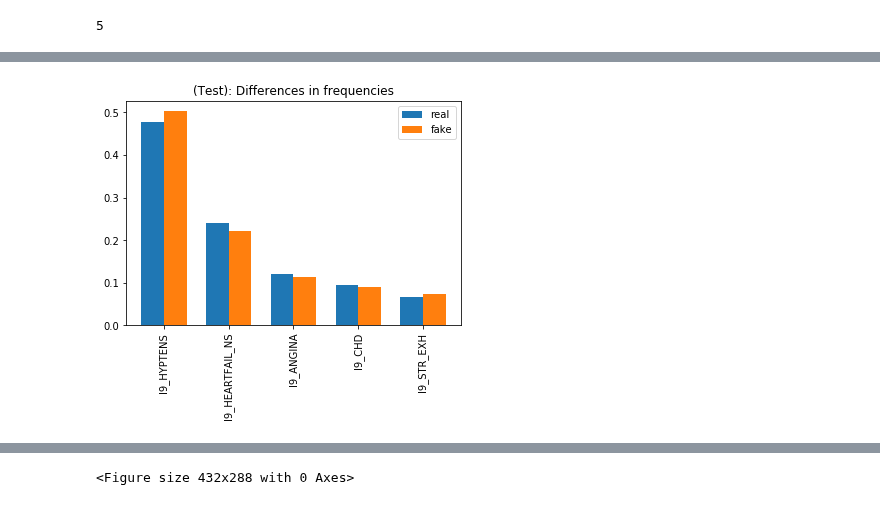
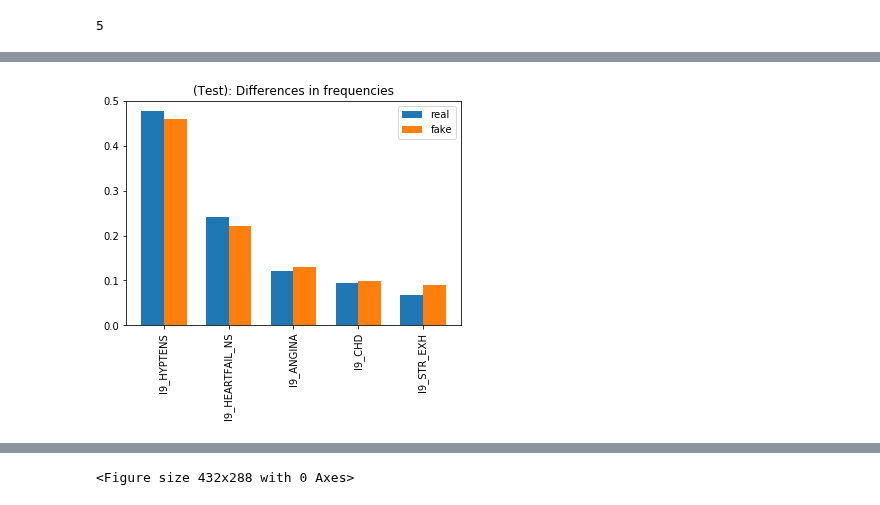
Before and after one commit to dsgelab/FinnGAN, a Jupyter notebook: main.ipynb, the cells around one changed output, grey strips where cells are left out. Cells and saved outputs as stored; diff of their text form; code cells hidden in the pictures.

```diff
--- a/main.ipynb
+++ b/main.ipynb
@@ -69,7 +70,7 @@ filename = 'data/FINNGEN_ENDPOINTS_DF3_longitudinal_V1_for_SandBox.txt.gz'
 
 endpoints = ['I9_HYPTENS', 'I9_ANGINA', 'I9_HEARTFAIL_NS', 'I9_STR_EXH', 'I9_CHD']
 
-events = pd.read_csv(filename, compression = 'infer', sep='\t', nrows = 100_000_000)
+events = pd.read_csv(filename, compression = 'infer', sep='\t', nrows = 300_000_000)
 
 print(events.columns)
 
@@ -299,13 +355,13 @@ num_heads = 2
 
 G = RelationalMemoryGenerator(mem_slots, head_size, embed_size, vocab_size, temperature, num_heads)
 
-start_token = torch.tensor([[0]])
+start_token = torch.tensor([[2]])
 memory = G.initial_state(batch_size = 1)
 
 if cuda:
     G.cuda()
+    memory = memory.cuda()
     start_token = start_token.cuda()
-    memory = memory.cuda()
 
 print(memory)
 logits, tokens, _, memory = G(start_token, memory, sequence_length, None)
@@ -485,23 +607,18 @@ num_heads = 2
 
 G = RelationalMemoryGenerator(mem_slots, head_size, embed_size, vocab_size, temperature, num_heads)
 
-if cuda:
-    G.cuda()
-
-val_data = next(iter(val_iter)).ENDPOINTS.transpose(0, 1)
-
-score = get_score(G, ENDPOINT, val_data[:, :1])
+score = get_score(G, ENDPOINT, val)
 print(score)
-aggr_transition_score = get_aggregate_transition_score(G, val_iter, True, True)
+aggr_transition_score = get_aggregate_transition_score(G, val, 64, True, True)
 print(aggr_transition_score)
 print(aggr_transition_score.mean())
 
 batch_size = 64
-pretrain_generator(G, train, batch_size, vocab_size, sequence_length, 3, 0.01, print_step = 1)
+pretrain_generator(G, train, batch_size, vocab_size, sequence_length, 2, 0.01, print_step = 1)
 
-score = get_score(G, ENDPOINT, val_data[:, :1])
+score = get_score(G, ENDPOINT, val)
 print(score)
-aggr_transition_score = get_aggregate_transition_score(G, val_iter, True, True)
+aggr_transition_score = get_aggregate_transition_score(G, val, 64, True, True)
 print(aggr_transition_score)
 print(aggr_transition_score.mean())
 # %% [output]
@@ -541,40 +667,36 @@ def save_relative_and_absolute(freqs, freqs_fake, counts, counts_fake, vocab_siz
     if N == vocab_size - 2:
         idx = np.arange(N)
 
         title = prefix + 'Differences in frequencies'
         save_grouped_barplot(freqs, freqs_fake, idx, title, N)
     else:
         abs_diffs = np.abs(freqs - freqs_fake)
         idx = np.argsort(abs_diffs)[-N:]
         idx = np.flip(idx)
 
         title = prefix + 'Largest absolute differences in frequencies'
         save_grouped_barplot(freqs, freqs_fake, idx, title, N)
 
         chi_sqrd_dists = chi_sqrd_dist(counts, counts_fake, separate = True)
         idx = np.argsort(chi_sqrd_dists)[-N:]
         idx = np.flip(idx)
 
         title = prefix + 'Largest relative differences in frequencies'
         save_grouped_barplot(freqs, freqs_fake, idx, title, N)
 
-
-train_iter = Iterator(train, batch_size = len(train_sequences))
-train_data = next(iter(train_iter)).ENDPOINTS.transpose(0, 1)
-
 counts, freqs = get_distribution(None, ENDPOINT, vocab_size, fake = False)
-counts_fake1, _ = get_fake_distribution(G, val_data[:, :1])
-counts_fake2, _ = get_fake_distribution(G, train_data[:, :1])
+counts_fake1, _ = get_fake_distribution(G, val)
+counts_fake2, _ = get_fake_distribution(G, train)
 
 counts_fake = counts_fake1 + counts_fake2
 freqs_fake = counts_fake / torch.sum(counts_fake)
 
 N_max = 10
 prefix = '(Test):'
 
 save_relative_and_absolute(freqs, freqs_fake, counts, counts_fake, vocab_size, prefix, N_max)
 # %% [output]
-[figure, old version]
+[figure, new version]
 # %%
 # Define the training function
 
```
Also changed, not shown: parts of 23 cells of this notebook, 1 other file.
